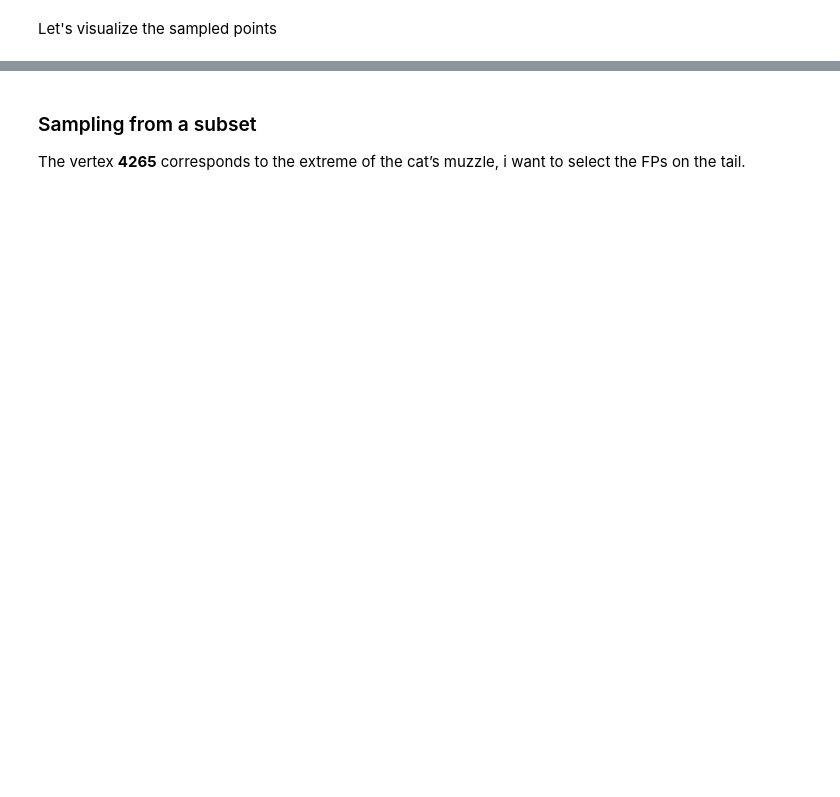
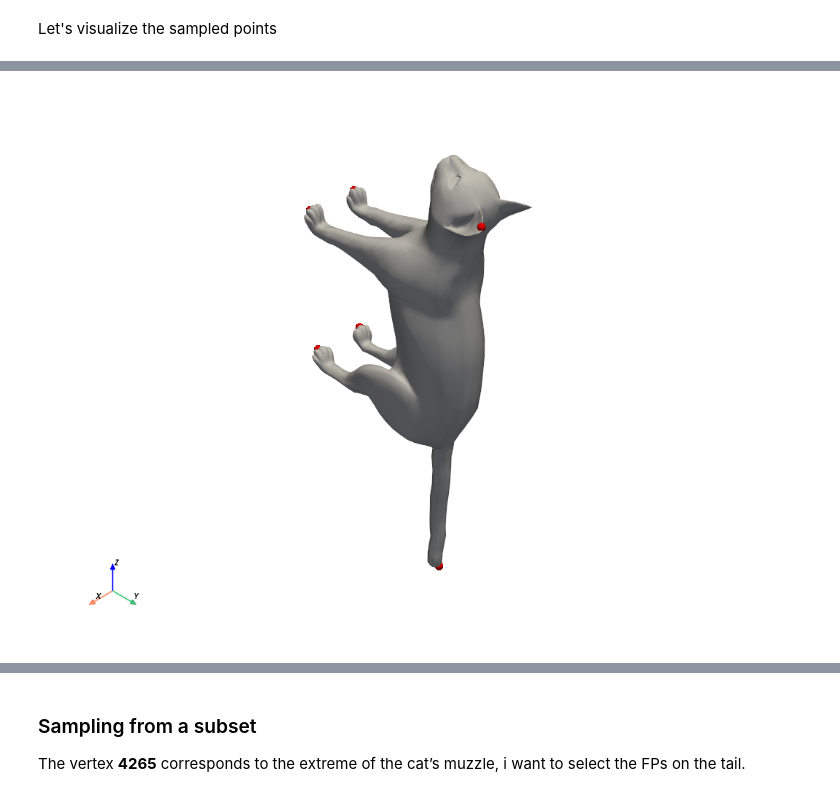
Before and after one commit to gviga/geomfum, a Jupyter notebook: docs/notebooks/how_to/sampler.ipynb, the cells around one changed output, grey strips where cells are left out. Drawn from its saved outputs; the diff is of its cells as text; code cells hidden in the pictures; blank space fills up the shorter version.

```diff
--- a/docs/notebooks/how_to/sampler.ipynb
+++ b/docs/notebooks/how_to/sampler.ipynb
@@ -84,0 +105,6 @@ plotter.highlight_vertices(mesh.vertices[fps['graph']],)
+# %%
+show_mesh_with_highlights(
+    mesh.vertices, mesh.faces, mesh.vertices[fps["heat-distance"]]
+)
+# %% [output]
+[figure, added]
```
Also changed, not shown: parts of 16 cells of this notebook, 20 other files.
